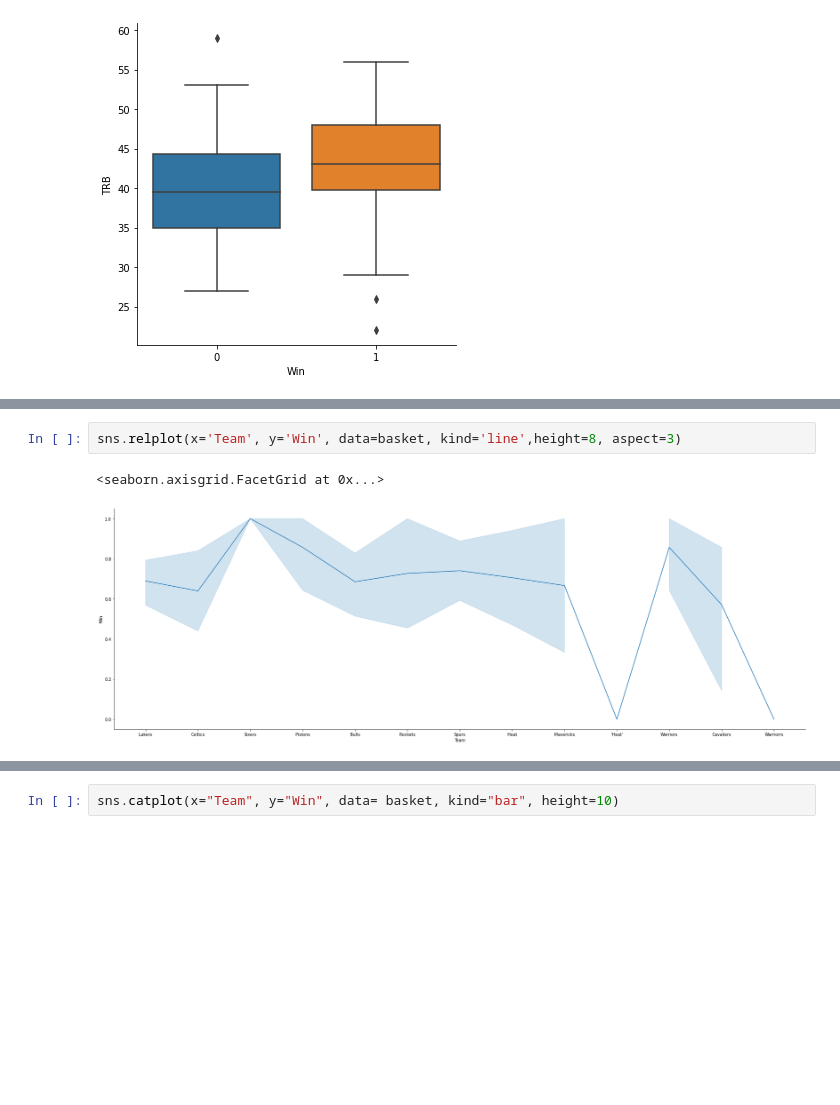
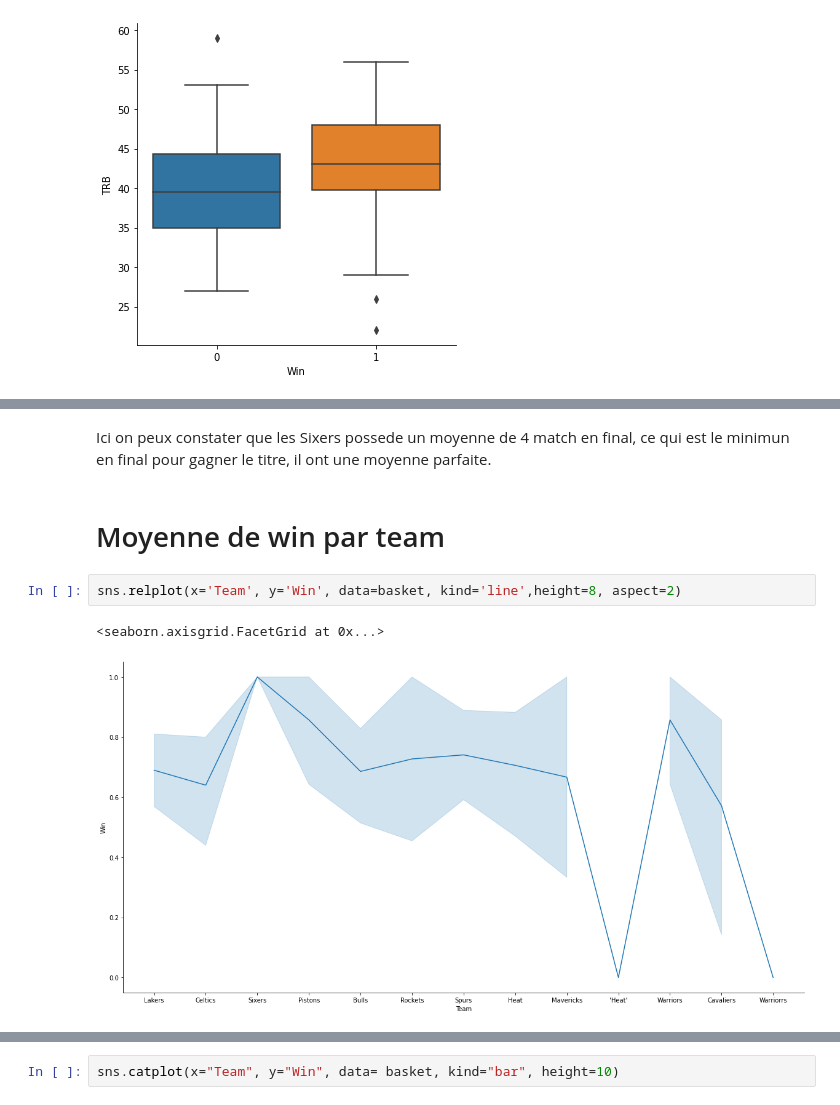
Before and after one commit to Max555dom/Eval_DataBase_Python, a Jupyter notebook: Eval Data Analyse.ipynb, the cells around one changed output, grey strips where cells are left out. Drawn from its saved outputs; the diff is of its cells as text; blank space fills up the shorter version.

Commit message:
update eval data analyse

```diff
--- a/Eval Data Analyse.ipynb
+++ b/Eval Data Analyse.ipynb
@@ -125,5 +148,9 @@ sns.catplot(x='Team', y='Game', data=basket, kind='box')
+# %% [markdown]
+Ici on peux constater que les Sixers possede un moyenne de 4 match en final, ce qui est le minimun en final pour gagner le titre, il ont une moyenne parfaite.
+# %% [markdown]
+# Moyenne de win par team
 # %%
-sns.relplot(x='Team', y='Win', data=basket, kind='line',height=8, aspect=3)
+sns.relplot(x='Team', y='Win', data=basket, kind='line',height=8, aspect=2)
 # %% [output]
 <seaborn.axisgrid.FacetGrid at 0x...>
-[figure, old version]
+[figure, new version]
```
Also changed, not shown: parts of 23 cells of this notebook.
